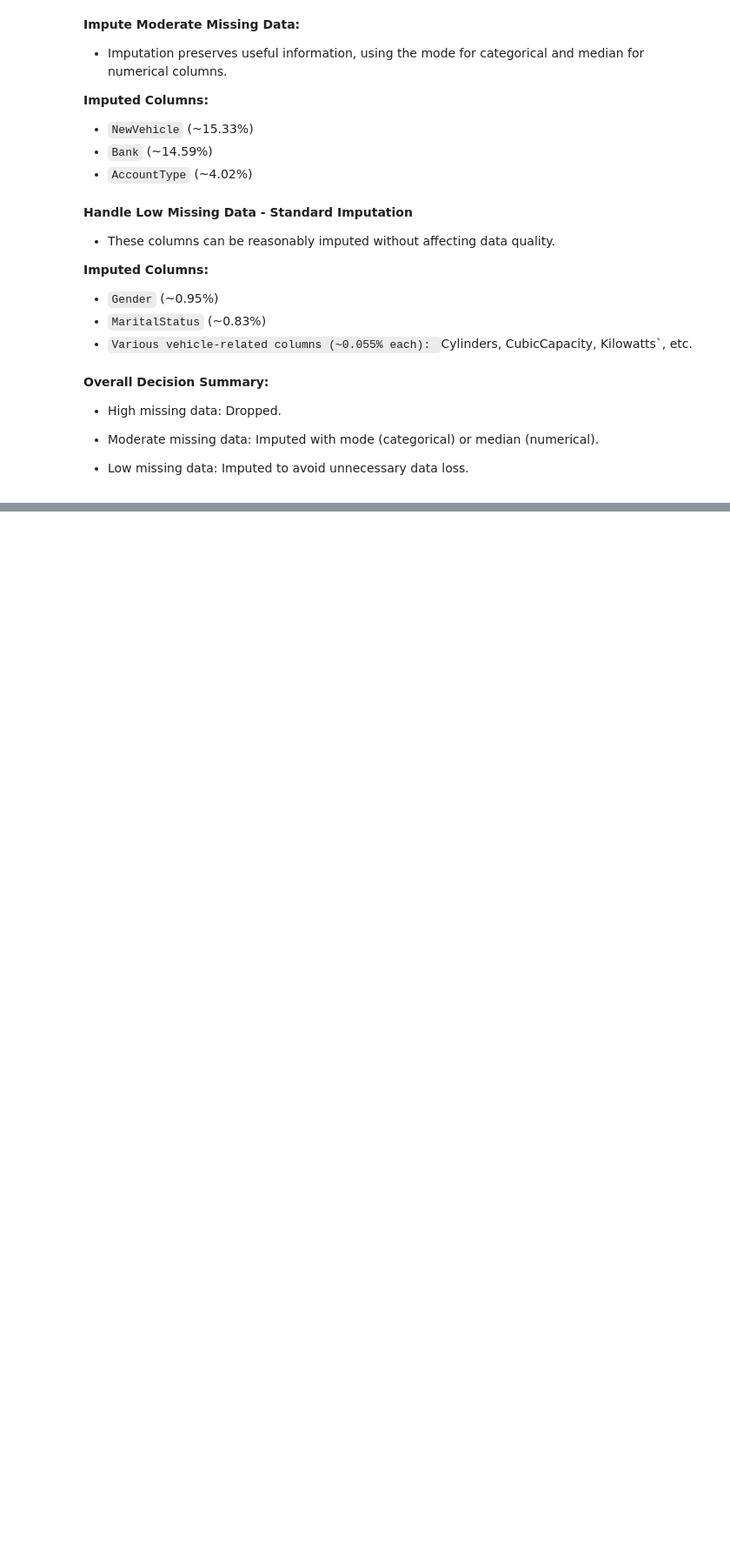
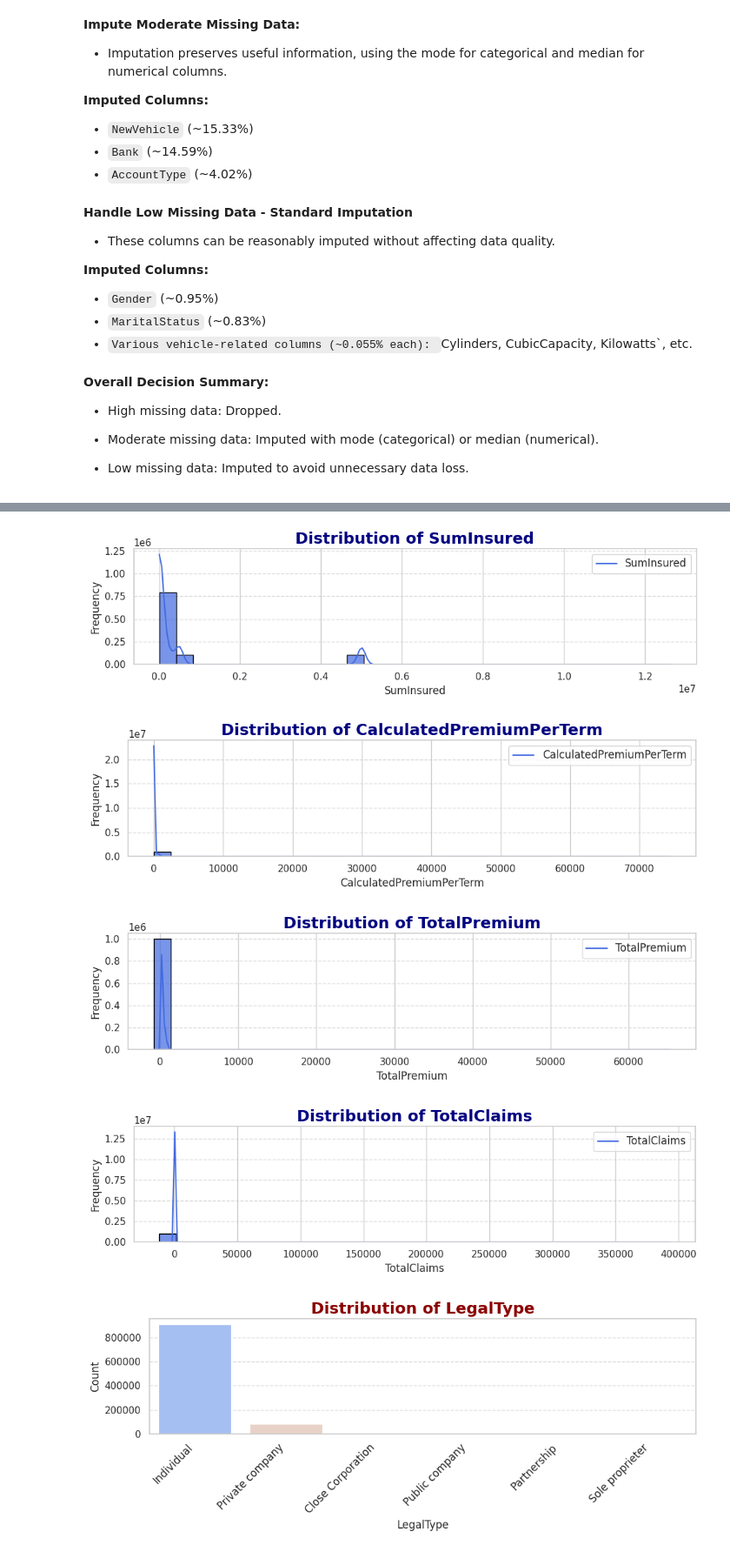
Before and after one commit to epythonlab/Car-Insurance-Risk-Analysis-and-Premium-Optimization, a Jupyter notebook: notebooks/eda_notebook.ipynb, the cells around one changed output, grey strips where cells are left out. Shown at 87% size. Cells and saved outputs as stored; diff of their text form; code cells hidden in the pictures; blank space fills up the shorter version.

```diff
--- a/notebooks/eda_notebook.ipynb
+++ b/notebooks/eda_notebook.ipynb
@@ -163,0 +194,4 @@ display(data.describe())
+# %%
+# Converts the VehicleIntroDate column from object to datetime format.
+
+data['VehicleIntroDate'] = pd.to_datetime(data['VehicleIntroDate'], format='%d/%m/%Y', errors='coerce')  # Convert with error handling
@@ -163,0 +202,27 @@ display(data.describe())
+# %%
+# Import visualizer
+from data_visualization import DataVisualizer
+# Create instance of the class
+vis = DataVisualizer(data)
+
+# Define numerical columns
+numerical_cols = [
+    'SumInsured', 'CalculatedPremiumPerTerm',
+    'TotalPremium', 'TotalClaims'
+]
+# Define categorical columns
+categorical_cols = [
+    'LegalType', 'Title', 'Bank', 'AccountType', 'MaritalStatus',
+    'Gender', 'Province', 'VehicleType',
+    'AlarmImmobiliser', 'TrackingDevice',
+    'Product'
+]
+
+# Plot the plot of both numerical and categorical columns
+vis.univariate_analysis(numerical_cols, categorical_cols)
+# %% [output]
+[figure, added]
+[figure, added]
+[figure, added]
+[figure, added]
+[figure, added]
```
Also changed, not shown: parts of 19 cells of this notebook, 1 other file.
